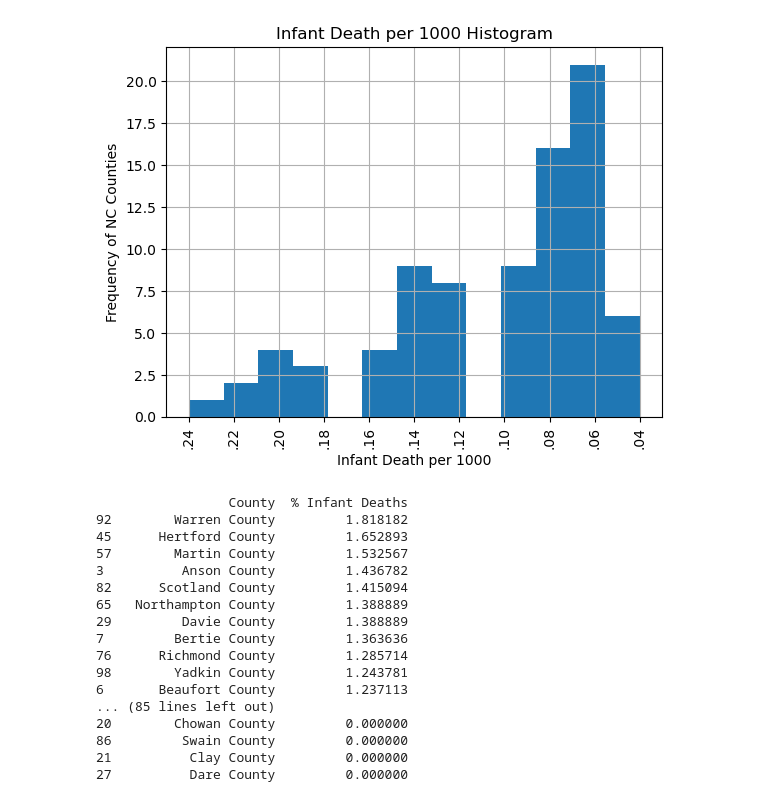
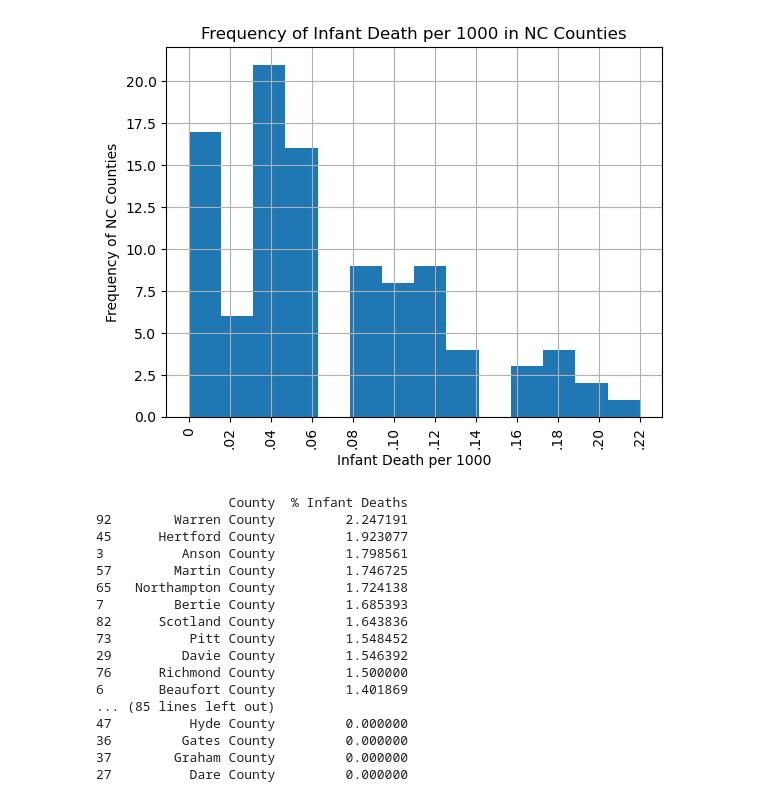
Before and after one commit to SwagmasterMatt/Public-Health-Exploratory-Analysis, a Jupyter notebook: data_visualization.ipynb, the cells around one changed output. Drawn from its saved outputs; the diff is of its cells as text; code cells hidden in the pictures.

Commit message:
"Added df & bar charts for top 5 and bottom 5 counties"

```diff
--- a/data_visualization.ipynb
+++ b/data_visualization.ipynb
@@ -73,8 +65,9 @@ print(infant_death_per_1000)
 # %%
 #Sorting the data by infant death per 1000
 infant_death_per_1000 = pd.DataFrame(clean_data, columns=['County', 'death_per_1000_infant_death', 'Population (Census/Estimate/Projection)', 'Population Density (Persons per Square Mile)'])
-infant_death_per_1000 = infant_death_per_1000.sort_values(by=['death_per_1000_infant_death'], ascending=False)
+infant_death_per_1000 = infant_death_per_1000.sort_values(by=['death_per_1000_infant_death'], ascending=True)
 pd.set_option('display.max_rows', None)
 pd.set_option('display.max_columns', None)
-print(infant_death_per_1000)
+#print(infant_death_per_1000)
+infant_death_per_1000.head(-1)
 # %% [output]
@@ -98,14 +111,13 @@ print(infant_death_per_1000)
 # %%
 #Bin infant_deaths_per_1000
 #Define bin labels
-bin_df = infant_death_per_1000.copy()
-#bin_labels = [0, '0.001-0.039', '0.039 - 0.059', '0.059 - 0.079', '0.079 - 0.099', '0.099 - 0.119', '0.119 - 0.139', '0.139 - 0.159', '0.159 - 0.179', '0.179 - 0.199', '0.199 - 0.219', '0.219 - 0.239']
-bin_labels = ['0', '.02', '.04', '.06', '.08', '.10', '.12', '.14', '.16', '.18', '.20', '.22', '.24']
+bin_df = infant_death_per_1000[['County', 'death_per_1000_infant_death']]
+bin_labels = ['0', '.02', '.04', '.06', '.08', '.10', '.12', '.14', '.16', '.18', '.20', '.22']
 #Create bins
-#bins= [0, .019, .039, .059, .079, .099, .119, .139, .159, .179, .199, .219, .239]
-bins= [0, 0.0001, .02, .04, .06, .08, .10, .12, .14, .16, .18, .20, .22, .24]
+bins= [-1, .02, .04, .06, .08, .10, .12, .14, .16, .18, .20, .22, .24]
 #Create new column infant_deaths_per_1000_bin
 bin_df['death_per_1000_infant_death'] = pd.cut(bin_df['death_per_1000_infant_death'], bins=bins, labels=bin_labels)
 #Check new column
-bin_df.head()
+#bin_df.head()
+bin_df.groupby('death_per_1000_infant_death').count()
 # %% [output]
@@ -118,19 +143,17 @@ bin_df.head()
 # %%
-#######Why won't the bin with zero print???? ##### How to get the least bin to print on the left side of the histogram?
 #infant_death_per_1000 histogram with 13 bins
-bin_df["death_per_1000_infant_death"].hist(bins=13)
+bin_df["death_per_1000_infant_death"].hist(bins=14)
 plt.xticks(rotation=90)
 plt.xlabel("Infant Death per 1000")
 plt.ylabel("Frequency of NC Counties")
-plt.title("Infant Death per 1000 Histogram")
+plt.title("Frequency of Infant Death per 1000 in NC Counties")
 plt.show()
 # %% [output]
-[figure, old version]
+[figure, new version]
 # %%
-### How to get the county and headers to print????????
-# find percent of infant deaths in each NC county (infant deaths/ (pregnancy number-abortions))
+# find percent of infant deaths in each NC county (infant deaths/ live births))
 pct_infant_deaths = pd.DataFrame(small_data)
-pct_infant_deaths= pct_infant_deaths["Infant Deaths"]/ pct_infant_deaths["Pregnancies for Females of All Ages"]
+pct_infant_deaths= pct_infant_deaths["Infant Deaths"]/ pct_infant_deaths["Resident Live Births"]
 pct_infant_deaths = pd.DataFrame({'County': small_data['County'], '% Infant Deaths': pct_infant_deaths})
 pct_infant_deaths['% Infant Deaths'] = pct_infant_deaths['% Infant Deaths'].map(lambda x: x*100)
 pct_infant_deaths = pct_infant_deaths.sort_values(by=['% Infant Deaths'], ascending=False)
@@ -141,19 +164,19 @@ pct_infant_deaths = pct_infant_deaths.sort_values(by=['% Infant Deaths'], ascend
 print(pct_infant_deaths)
 # %% [output]
                  County  % Infant Deaths
-92        Warren County         1.818182
-45      Hertford County         1.652893
-57        Martin County         1.532567
-3          Anson County         1.436782
-82      Scotland County         1.415094
-65   Northampton County         1.388889
-29         Davie County         1.388889
-7         Bertie County         1.363636
-76      Richmond County         1.285714
-98        Yadkin County         1.243781
-6       Beaufort County         1.237113
+92        Warren County         2.247191
+45      Hertford County         1.923077
+3          Anson County         1.798561
+57        Martin County         1.746725
+65   Northampton County         1.724138
+7         Bertie County         1.685393
+82      Scotland County         1.643836
+73          Pitt County         1.548452
+29         Davie County         1.546392
+76      Richmond County         1.500000
+6       Beaufort County         1.401869
 ... (85 lines left out)
-20        Chowan County         0.000000
-86         Swain County         0.000000
-21          Clay County         0.000000
+47          Hyde County         0.000000
+36         Gates County         0.000000
+37        Graham County         0.000000
 27          Dare County         0.000000
```
Also changed, not shown: parts of 19 cells of this notebook.
